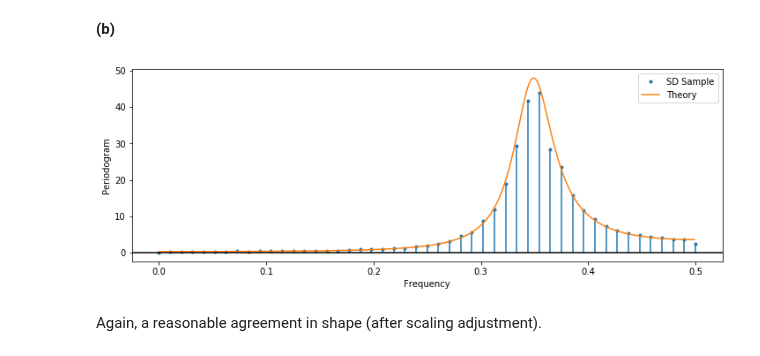
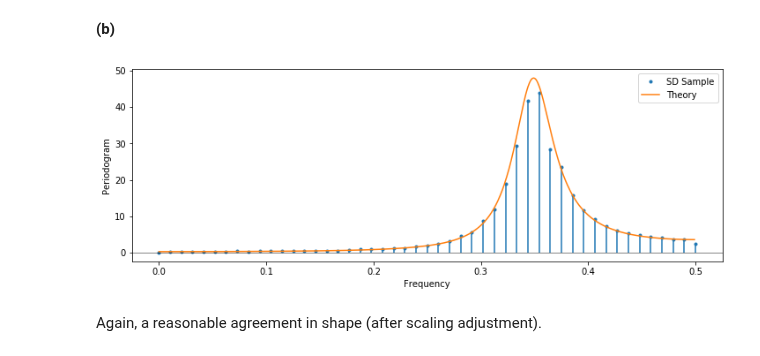
Before and after one commit to telmo-correa/time-series-analysis, a Jupyter notebook: Python/Chapter 13 (Ex 31 - 34) - Introduction to Spectral Analysis.ipynb, the cells around one changed output. Saved outputs shown, nothing was run; the diff lists cells and outputs as text; code cells hidden in the pictures.

```diff
--- a/Python/Chapter 13 (Ex 31 - 34) - Introduction to Spectral Analysis.ipynb
+++ b/Python/Chapter 13 (Ex 31 - 34) - Introduction to Spectral Analysis.ipynb
@@ -228,17 +228,17 @@ After scaling adjustment, the overall shape is in agreement.
 # %%
 plt.figure(figsize=(12, 4))
 
 plt.vlines(x=f, ymin=0, ymax=Pxx_std, color='C0')
 plt.plot(f, Pxx_std, linestyle='none', marker='.', label='SD Sample')
 plt.plot(ft, d, color='C1', label='Theory')
-plt.axhline(y=0, xmin=0, xmax=1, color='black')
+plt.axhline(y=0, xmin=0, xmax=1, color='black', lw=0.5)
 
 plt.ylabel('Periodogram')
 plt.xlabel('Frequency')
 plt.legend(loc='upper right')
 plt.show()
 # %% [output]
-[figure, old version]
+[figure, new version]
 # %% [markdown]
 Again, a reasonable agreement in shape (after scaling adjustment).
 # %% [markdown]
```
Also changed, not shown: parts of 4 cells of this notebook, 1 other file.
